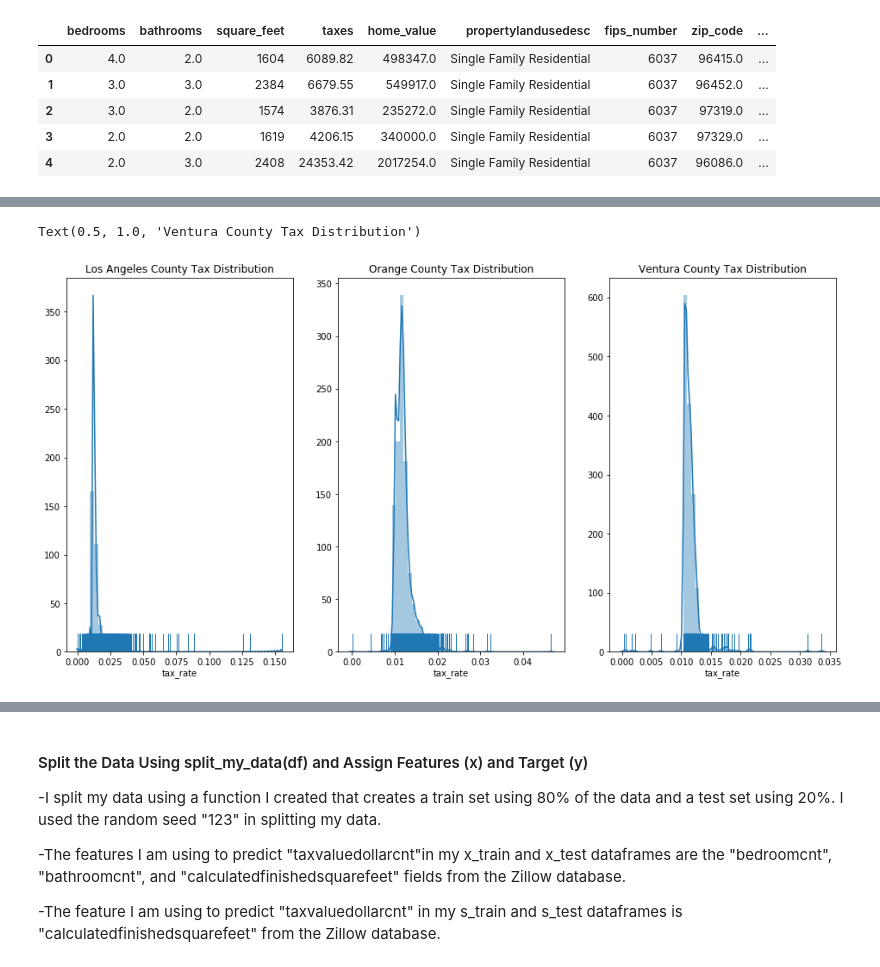
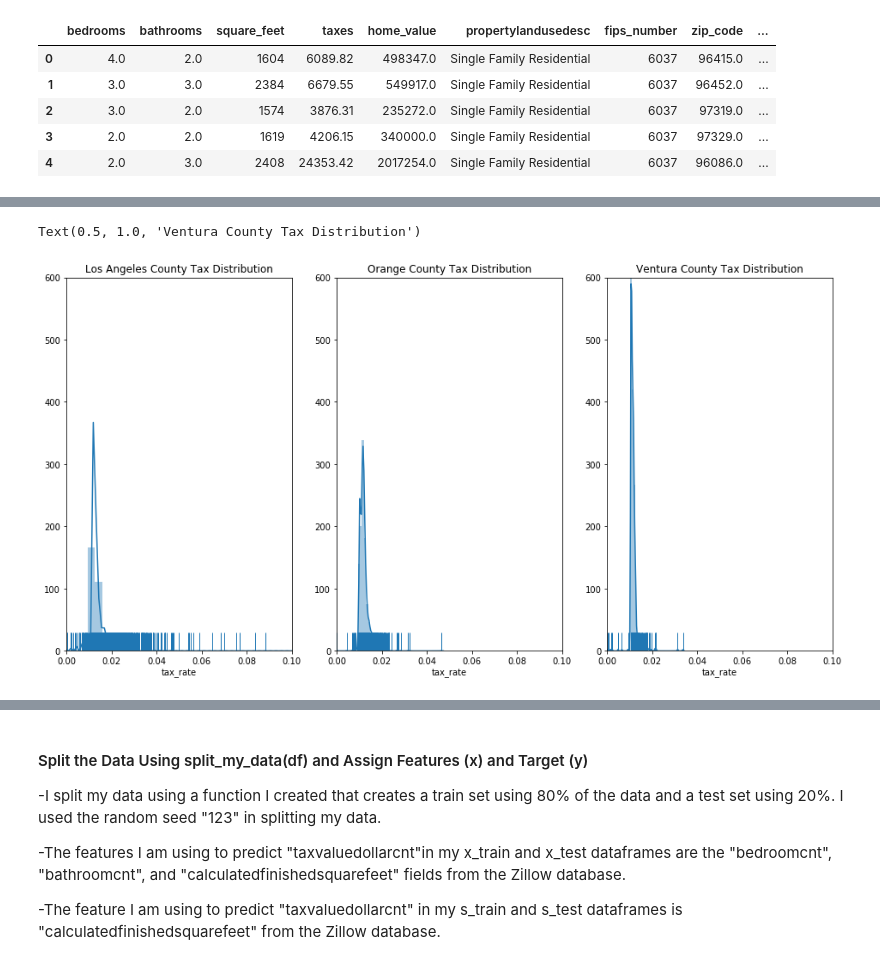
Before and after one commit to faithkane3/zillow_project, a Jupyter notebook: zillow_project_deliverable.ipynb, the cells around one changed output, grey strips where cells are left out. Cells and saved outputs as stored; diff of their text form; code cells hidden in the pictures.

```diff
--- a/zillow_project_deliverable.ipynb
+++ b/zillow_project_deliverable.ipynb
@@ -113,15 +129,24 @@ ventura_tax_dist = df[df.county_name == "Ventura"].tax_rate
 # %%
+los_angeles_tax_dist = df[df.county_name == "Los Angeles"].tax_rate
+orange_tax_dist = df[df.county_name == "Orange"].tax_rate
+ventura_tax_dist = df[df.county_name == "Ventura"].tax_rate
 
 plt.figure(figsize=(16,8))
 plt.subplot(1,3,1)
 sns.distplot(los_angeles_tax_dist, bins=50, kde=True, rug=True)
+plt.xlim(0, .10)
+plt.ylim(0, 600)
 plt.title("Los Angeles County Tax Distribution")
 plt.subplot(1,3,2)
 sns.distplot(orange_tax_dist, bins=50, kde=True, rug=True)
+plt.xlim(0, .10)
+plt.ylim(0, 600)
 plt.title("Orange County Tax Distribution")
 plt.subplot(1,3,3)
 sns.distplot(ventura_tax_dist, bins=50, kde=True, rug=True)
+plt.xlim(0, .10)
+plt.ylim(0, 600)
 plt.title("Ventura County Tax Distribution")
 # %% [output]
 Text(0.5, 1.0, 'Ventura County Tax Distribution')
-[figure, old version]
+[figure, new version]
```
Also changed, not shown: parts of 31 cells of this notebook, 1 other file.
